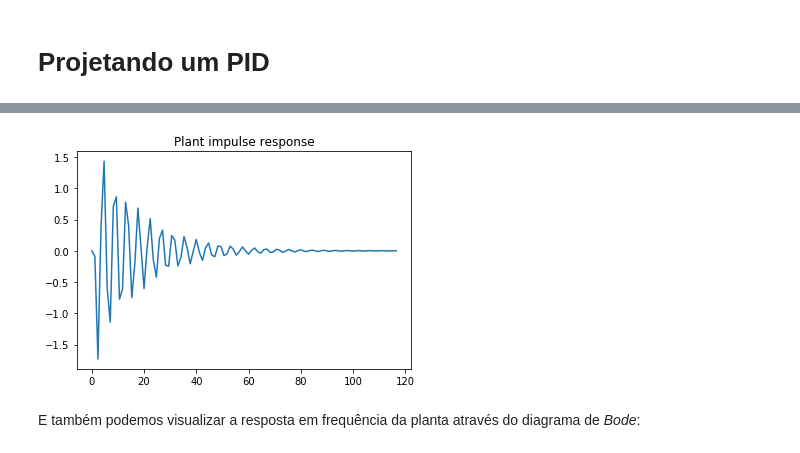
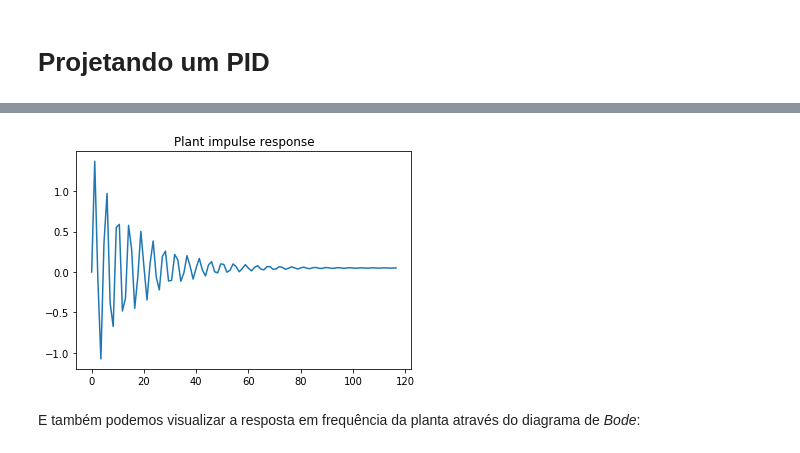
Before and after one commit to abbudao/pid_controller, a Jupyter notebook: Projeto PID.ipynb, the cells around one changed output, grey strips where cells are left out. Saved outputs shown, nothing was run; the diff lists cells and outputs as text; code cells hidden in the pictures.

```diff
--- a/Projeto PID.ipynb
+++ b/Projeto PID.ipynb
@@ -27,17 +27,11 @@ Para fins práticos, escolheremos os parâmetros da planta de forma arbitrária.
 A resposta ao degrau e impulso da planta são mostrados abaixo:
 # %%
 import matplotlib.pyplot as plt
-from control import TransferFunction, step_response, bode_plot, impulse_response, series, feedback, rlocus
+from control import (TransferFunction, step_response, bode_plot,
+                     impulse_response, series, feedback, rlocus)
 
-def plot_step_response(tf, title='Step response'):
-    time, output = step_response(tf)
-    fig = plt.figure()
-    plt.plot(time, output)
-    plt.title(title)
-    plt.show()
-
-ka, kb, k3, k2, k1, k0 = [100, 5, 2, 50, 10, 100]
+ka, kb,  = [100, 5]
+k3, k2, k1, k0 = [2, 50, 10, 100]
 
 missile_tf = TransferFunction([ka, kb], [k3, k2, k1, k0])
 sensor_tf = TransferFunction([10], [10, 20])
-plot_step_response(missile_tf, title='Plant step response')
@@ -46,14 +49,14 @@ plot_step_response(missile_tf, title='Plant step response')
 # %%
-def plot_impulse_response(tf, title='Impulse response'):
-    time, output = impulse_response(tf)
+def plot_impulse_response(tf, title='Step response'):
+    time, output = step_response(tf)
     fig = plt.figure()
     plt.plot(time, output)
     plt.title(title)
     plt.show()
 
 plot_impulse_response(missile_tf, title='Plant impulse response')
 # %% [output]
-[figure, old version]
+[figure, new version]
 # %% [markdown]
 E também podemos visualizar a resposta em frequência da planta através do diagrama de *Bode*:
 # %%
```
Also changed, not shown: parts of 2 cells of this notebook.
